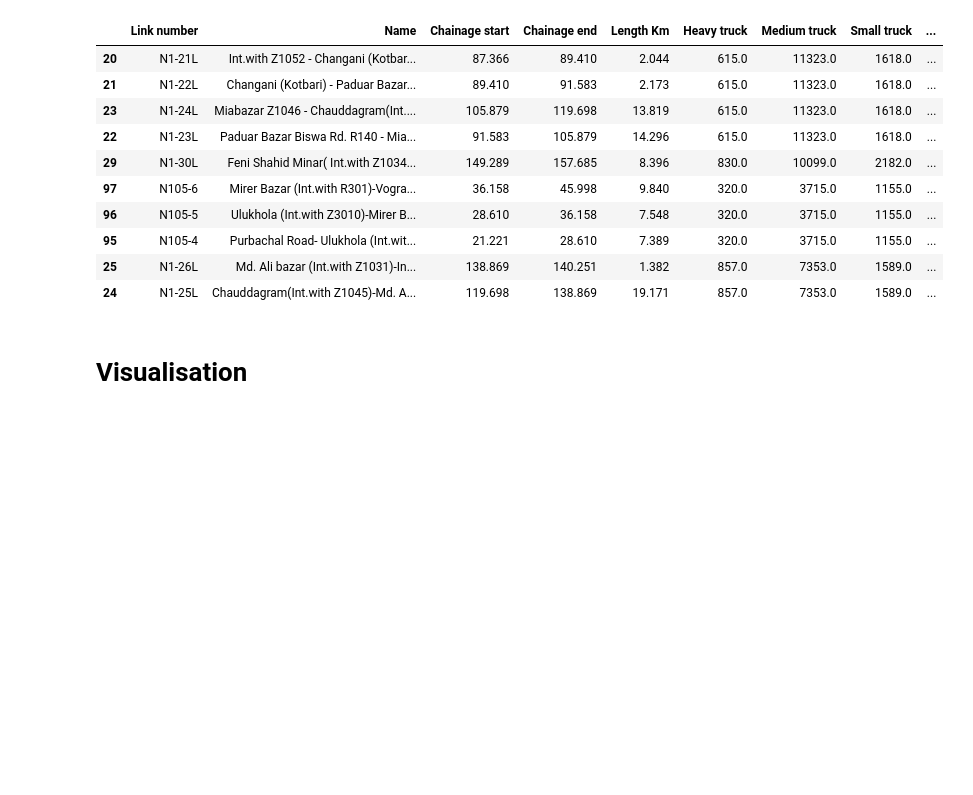
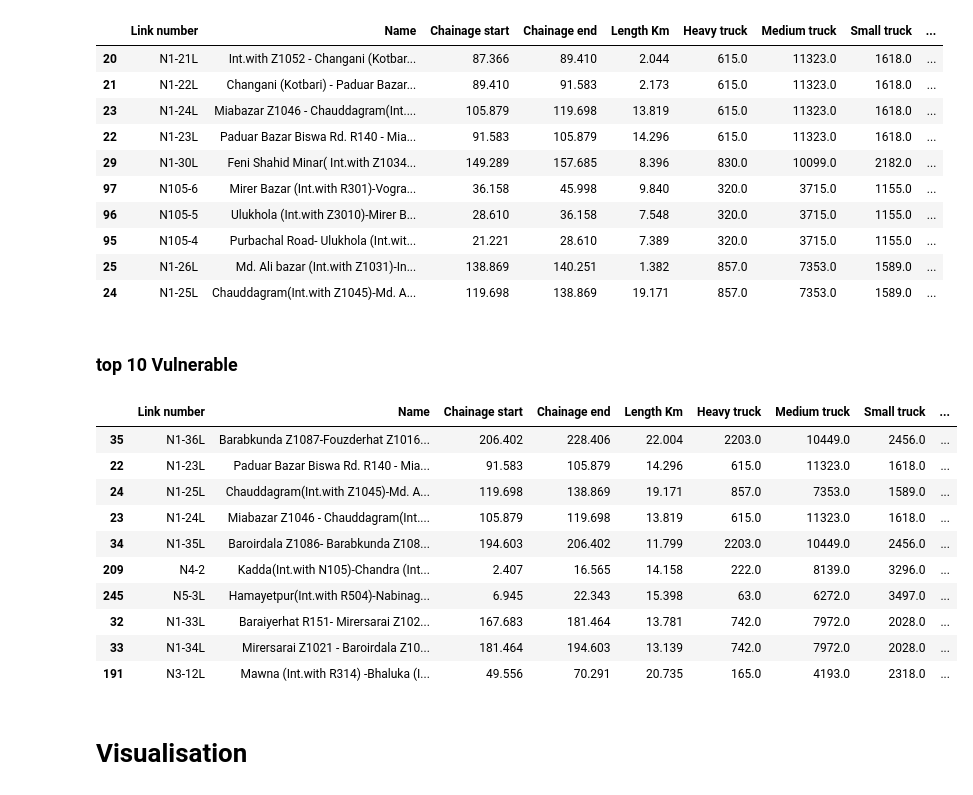
Before and after one commit to roydonders/EPA113a-Lab, a Jupyter notebook: EPA1352-G01-A4/notebook/Top 10 Roads RMMS data.ipynb, the cells around one changed output. Drawn from its saved outputs; the diff is of its cells as text; code cells hidden in the pictures; blank space fills up the shorter version.

```diff
--- a/EPA1352-G01-A4/notebook/Top 10 Roads RMMS data.ipynb
+++ b/EPA1352-G01-A4/notebook/Top 10 Roads RMMS data.ipynb
@@ -328,6 +358,31 @@ top_10_critical_roads
 | 95 | N105-4 | Purbachal Road- Ulukhola (Int.wit... | 21.221 | 28.610 | 7.389 | 320.0 | 3715.0 | 1155.0 | ... |
 | 25 | N1-26L | Md. Ali bazar (Int.with Z1031)-In... | 138.869 | 140.251 | 1.382 | 857.0 | 7353.0 | 1589.0 | ... |
 | 24 | N1-25L | Chauddagram(Int.with Z1045)-Md. A... | 119.698 | 138.869 | 19.171 | 857.0 | 7353.0 | 1589.0 | ... |
+# %% [markdown]
+### top 10 Vulnerable
+# %%
+# Calculate the product of 'Sum Truck' and 'Length Km' and store it in a new column
+df['Product'] = df['Sum Truck'] * df['Length Km']
+
+# Sort the DataFrame based on the new 'Product' column
+sorted_df = df.sort_values(by='Product', ascending=False)
+
+# Get the top 10 critical roads of all segments
+top_10_vulnerable_roads = sorted_df.head(10)
+
+top_10_vulnerable_roads
+# %% [output]
+|  | Link number | Name | Chainage start | Chainage end | Length Km | Heavy truck | Medium truck | Small truck | ... |
+| 35 | N1-36L | Barabkunda Z1087-Fouzderhat Z1016... | 206.402 | 228.406 | 22.004 | 2203.0 | 10449.0 | 2456.0 | ... |
+| 22 | N1-23L | Paduar Bazar Biswa Rd. R140 - Mia... | 91.583 | 105.879 | 14.296 | 615.0 | 11323.0 | 1618.0 | ... |
+| 24 | N1-25L | Chauddagram(Int.with Z1045)-Md. A... | 119.698 | 138.869 | 19.171 | 857.0 | 7353.0 | 1589.0 | ... |
+| 23 | N1-24L | Miabazar Z1046 - Chauddagram(Int.... | 105.879 | 119.698 | 13.819 | 615.0 | 11323.0 | 1618.0 | ... |
+| 34 | N1-35L | Baroirdala Z1086- Barabkunda Z108... | 194.603 | 206.402 | 11.799 | 2203.0 | 10449.0 | 2456.0 | ... |
+| 209 | N4-2 | Kadda(Int.with N105)-Chandra (Int... | 2.407 | 16.565 | 14.158 | 222.0 | 8139.0 | 3296.0 | ... |
+| 245 | N5-3L | Hamayetpur(Int.with R504)-Nabinag... | 6.945 | 22.343 | 15.398 | 63.0 | 6272.0 | 3497.0 | ... |
+| 32 | N1-33L | Baraiyerhat R151- Mirersarai Z102... | 167.683 | 181.464 | 13.781 | 742.0 | 7972.0 | 2028.0 | ... |
+| 33 | N1-34L | Mirersarai Z1021 - Baroirdala Z10... | 181.464 | 194.603 | 13.139 | 742.0 | 7972.0 | 2028.0 | ... |
+| 191 | N3-12L | Mawna (Int.with R314) -Bhaluka (I... | 49.556 | 70.291 | 20.735 | 165.0 | 4193.0 | 2318.0 | ... |
 # %% [markdown]
 # Visualisation
 # %%
```
Also changed, not shown: parts of 17 cells of this notebook.
